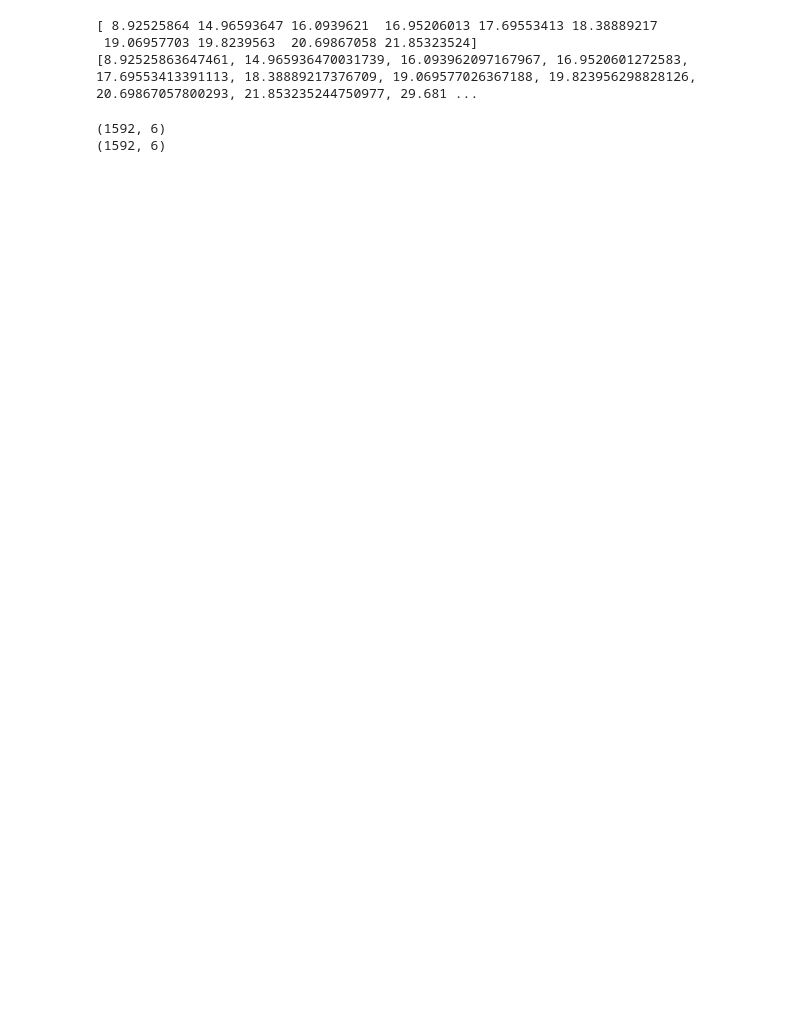
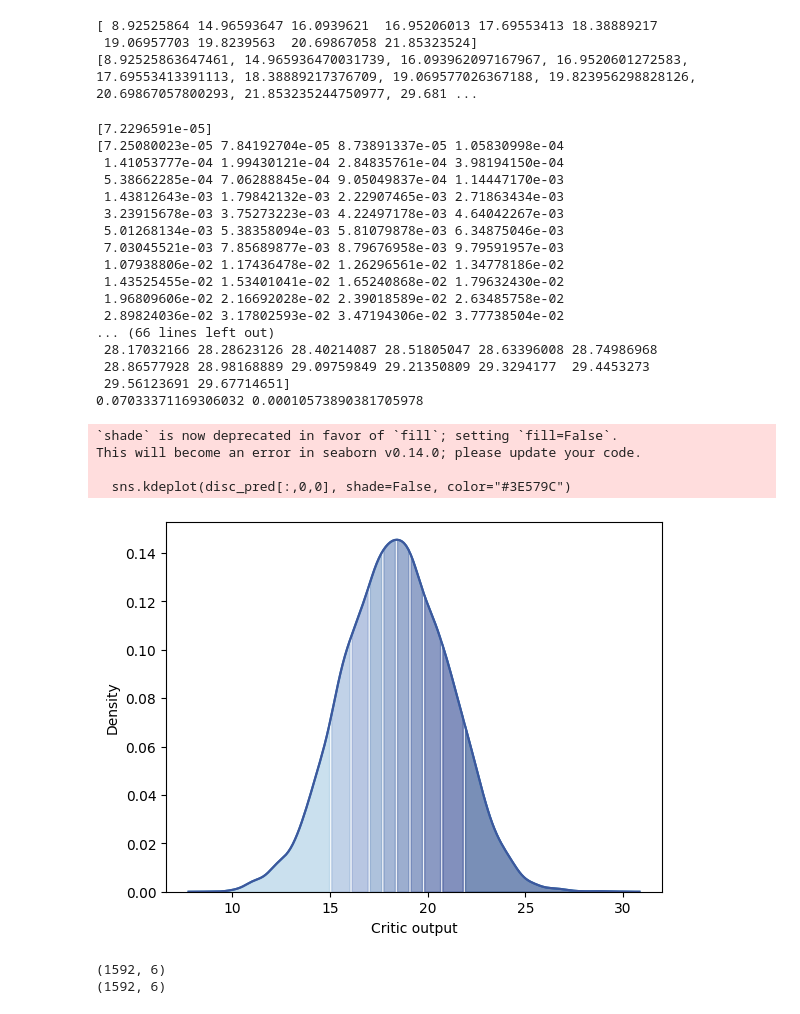
Before and after one commit to vosps/tropical_cyclone, a Jupyter notebook: tracking/9_interpretability.ipynb, the cells around one changed output. Saved outputs shown, nothing was run; the diff lists cells and outputs as text; code cells hidden in the pictures; blank space fills up the shorter version.

```diff
--- a/tracking/9_interpretability.ipynb
+++ b/tracking/9_interpretability.ipynb
@@ -69,6 +70,65 @@ p_70 = inputs[(disc_pred[:,0,0] > limits[6]) & (disc_pred[:,0,0] < limits[7]),:]
 p_80 = inputs[(disc_pred[:,0,0] > limits[7]) & (disc_pred[:,0,0] < limits[8]),:]
 p_90 = inputs[(disc_pred[:,0,0] > limits[8]) & (disc_pred[:,0,0] < limits[9]),:]
 p_100 = inputs[(disc_pred[:,0,0] > limits[9]) & (disc_pred[:,0,0] < limits[10]),:]
+# %%
+# sns.set_style("whitegrid")  # You can change the style to your preference
+kde = gaussian_kde(disc_pred[:,0,0])
+
+
+colours = ["#A8CCE3","#98B5D9","#89A0CF", "#799AC5", "#6A88BB", "#5B78B0","#4C67A6", "#3E579C","#2F4792","#204587","black"]
+print(kde.evaluate(limits[0]))
+x_kde, y_kde = sns.kdeplot(disc_pred[:,0,0]).get_lines()[0].get_data()
+
+for i in range(10):
+	[y1] = kde.evaluate(limits[i])
+	[y2] = kde.evaluate(limits[i+1])
+	y = y_kde[(x_kde >= limits[i]) & (x_kde <= limits[i+1])]
+	x = x_kde[(x_kde >= limits[i]) & (x_kde <= limits[i+1])]
+	print(y)
+	print(x)
+	plt.fill_between(x,y, color=colours[i], alpha=0.6)
+	line1_x = limits[i]
+	line2_x = limits[i+1]
+	print(y1,y2)
+	y2 = np.maximum(y1,y2)
+	y1 = np.minimum(y1,y2)
+	# plt.fill_betweenx([0,y2], line1_x, x2=line2_x, color=colours[i], alpha=0.6)
+	# plt.plot([limits[i],limits[i]],[0,y1],color=colours[i],fill=True)
+
+
+# [y_max] = kde.evaluate(np.mean(disc_pred[:,0,0]))
+
+
+# plt.fill_betweenx(y_kde, x_kde, color='orange', alpha=0.4, label='Opposite Area')
+#
+sns.kdeplot(disc_pred[:,0,0], shade=False, color="#3E579C")
+# plt.title("Kernel Density Estimation (KDE) Plot")
+plt.xlabel("Critic output")
+plt.ylabel("Density")
+plt.show()
+# %% [output]
+[7.2296591e-05]
+[7.25080023e-05 7.84192704e-05 8.73891337e-05 1.05830998e-04
+ 1.41053777e-04 1.99430121e-04 2.84835761e-04 3.98194150e-04
+ 5.38662285e-04 7.06288845e-04 9.05049837e-04 1.14447170e-03
+ 1.43812643e-03 1.79842132e-03 2.22907465e-03 2.71863434e-03
+ 3.23915678e-03 3.75273223e-03 4.22497178e-03 4.64042267e-03
+ 5.01268134e-03 5.38358094e-03 5.81079878e-03 6.34875046e-03
+ 7.03045521e-03 7.85689877e-03 8.79676958e-03 9.79591957e-03
+ 1.07938806e-02 1.17436478e-02 1.26296561e-02 1.34778186e-02
+ 1.43525455e-02 1.53401041e-02 1.65240868e-02 1.79632430e-02
+ 1.96809606e-02 2.16692028e-02 2.39018589e-02 2.63485758e-02
+ 2.89824036e-02 3.17802593e-02 3.47194306e-02 3.77738504e-02
+... (66 lines left out)
+ 28.17032166 28.28623126 28.40214087 28.51805047 28.63396008 28.74986968
+ 28.86577928 28.98168889 29.09759849 29.21350809 29.3294177  29.4453273
+ 29.56123691 29.67714651]
+0.07033371169306032 0.00010573890381705978
+`shade` is now deprecated in favor of `fill`; setting `fill=False`.
+This will become an error in seaborn v0.14.0; please update your code.
+
+  sns.kdeplot(disc_pred[:,0,0], shade=False, color="#3E579C")
+[figure, added]
 # %%
 print(p_10.shape)
 print(p_100.shape)
```
Also changed, not shown: parts of 6 cells of this notebook, 4 other files.
